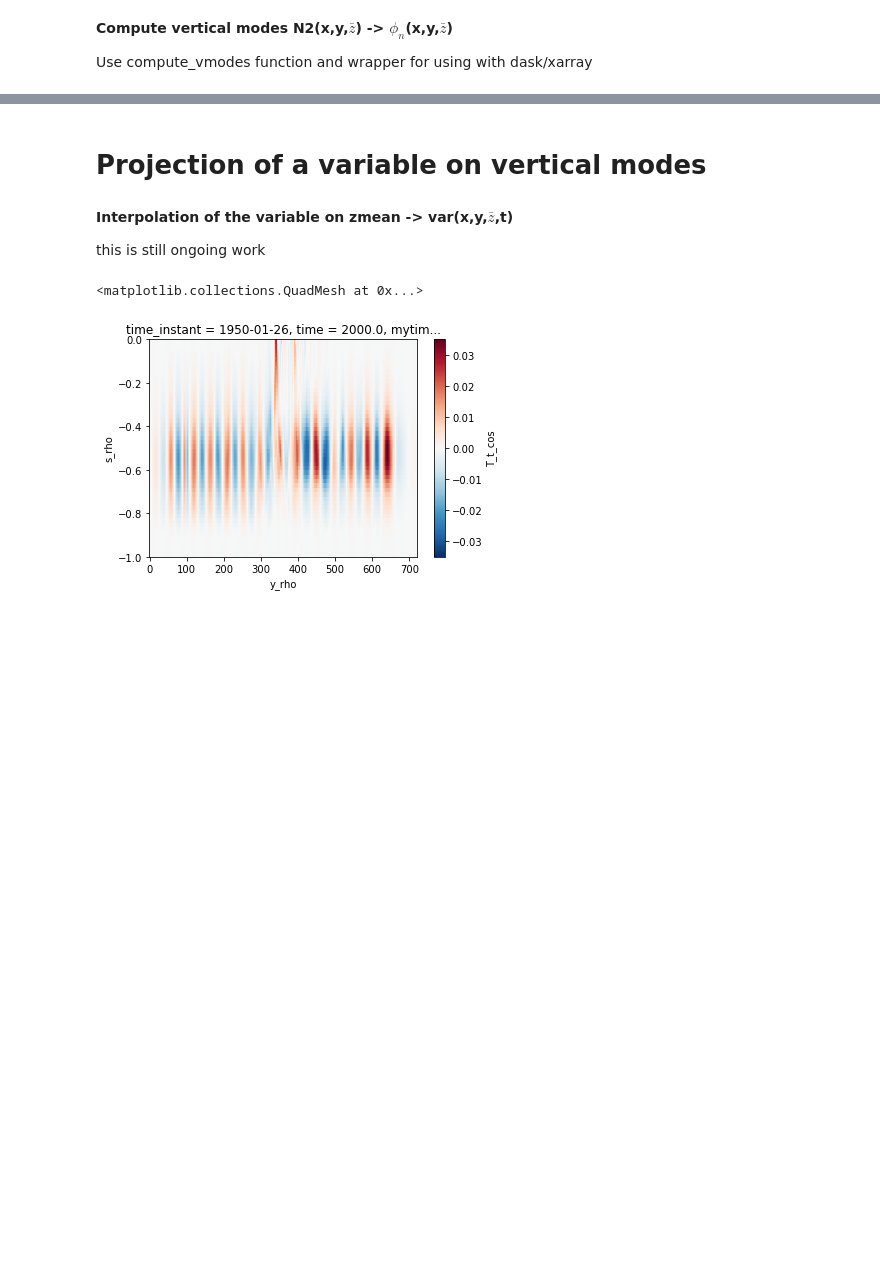
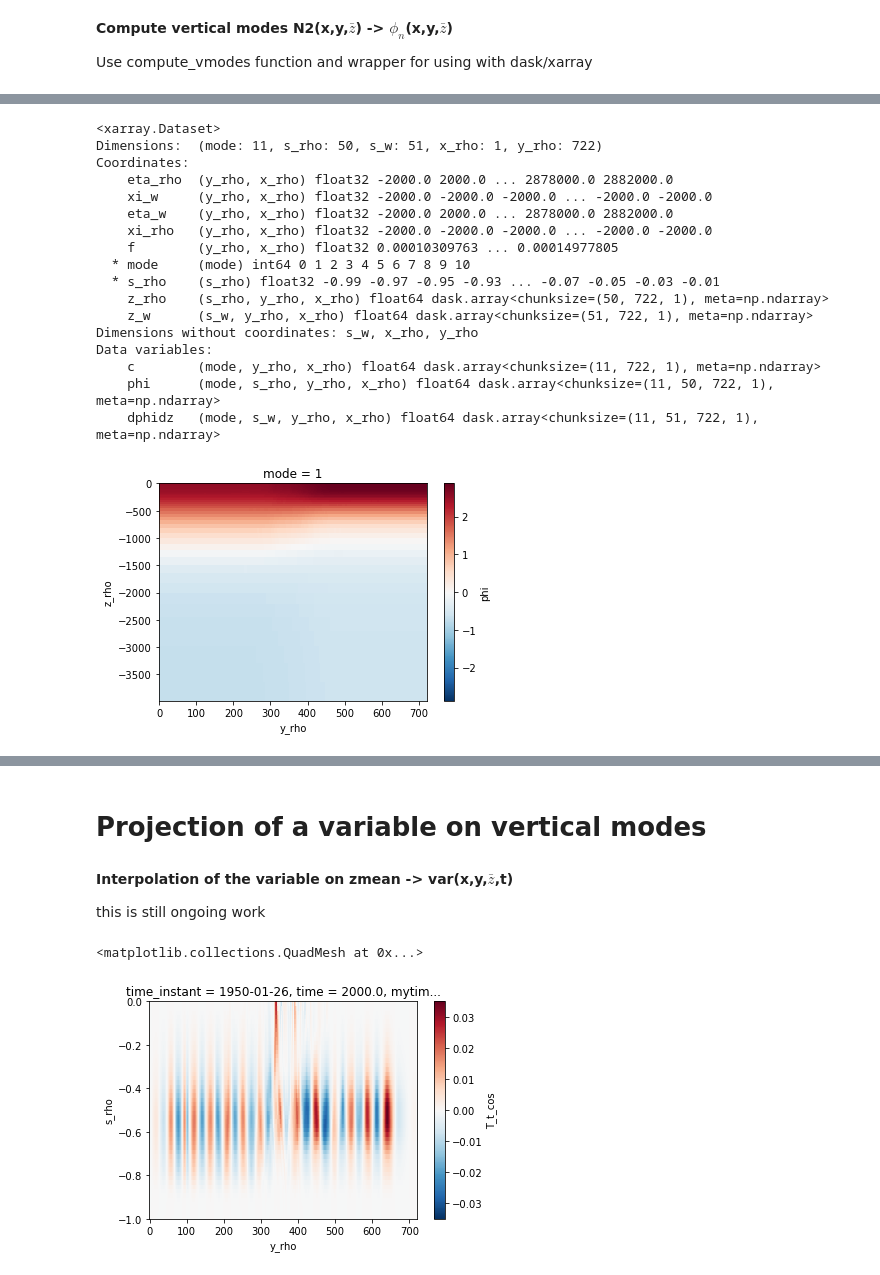
Before and after one commit to slgentil/croco, a Jupyter notebook: tutorials/proj_modes.ipynb, the cells around one changed output, grey strips where cells are left out. Drawn from its saved outputs; the diff is of its cells as text; code cells hidden in the pictures; blank space fills up the shorter version.

```diff
--- a/tutorials/proj_modes.ipynb
+++ b/tutorials/proj_modes.ipynb
@@ -227,3 +237,12 @@ Dimensions without coordinates: s_w, y_rho, x_rho
 **Compute vertical modes N2(x,y,$\bar{z}$) -> $\phi_{n}$(x,y,$\bar{z}$)**
 
 Use compute_vmodes function and wrapper for using with dask/xarray
+# %%
+# compute mode on a y slice: that works fine
+
+%time ds = get_vmodes(zmean.isel(x_rho=[0]), zwean.isel(x_rho=[0]), N2.isel(x_rho=[0]))
+
+%time ds.phi.sel(mode=1).plot(x="y_rho", y="z_rho")
+
+ds
+# %% [output]
@@ -229,0 +253,18 @@ Use compute_vmodes function and wrapper for using with dask/xarray
+<xarray.Dataset>
+Dimensions:  (mode: 11, s_rho: 50, s_w: 51, x_rho: 1, y_rho: 722)
+Coordinates:
+    eta_rho  (y_rho, x_rho) float32 -2000.0 2000.0 ... 2878000.0 2882000.0
+    xi_w     (y_rho, x_rho) float32 -2000.0 -2000.0 -2000.0 ... -2000.0 -2000.0
+    eta_w    (y_rho, x_rho) float32 -2000.0 2000.0 ... 2878000.0 2882000.0
+    xi_rho   (y_rho, x_rho) float32 -2000.0 -2000.0 -2000.0 ... -2000.0 -2000.0
+    f        (y_rho, x_rho) float32 0.00010309763 ... 0.00014977805
+  * mode     (mode) int64 0 1 2 3 4 5 6 7 8 9 10
+  * s_rho    (s_rho) float32 -0.99 -0.97 -0.95 -0.93 ... -0.07 -0.05 -0.03 -0.01
+    z_rho    (s_rho, y_rho, x_rho) float64 dask.array<chunksize=(50, 722, 1), meta=np.ndarray>
+    z_w      (s_w, y_rho, x_rho) float64 dask.array<chunksize=(51, 722, 1), meta=np.ndarray>
+Dimensions without coordinates: s_w, x_rho, y_rho
+Data variables:
+    c        (mode, y_rho, x_rho) float64 dask.array<chunksize=(11, 722, 1), meta=np.ndarray>
+    phi      (mode, s_rho, y_rho, x_rho) float64 dask.array<chunksize=(11, 50, 722, 1), meta=np.ndarray>
+    dphidz   (mode, s_w, y_rho, x_rho) float64 dask.array<chunksize=(11, 51, 722, 1), meta=np.ndarray>
+[figure, added]
```
Also changed, not shown: parts of 13 cells of this notebook, 1 other file.
